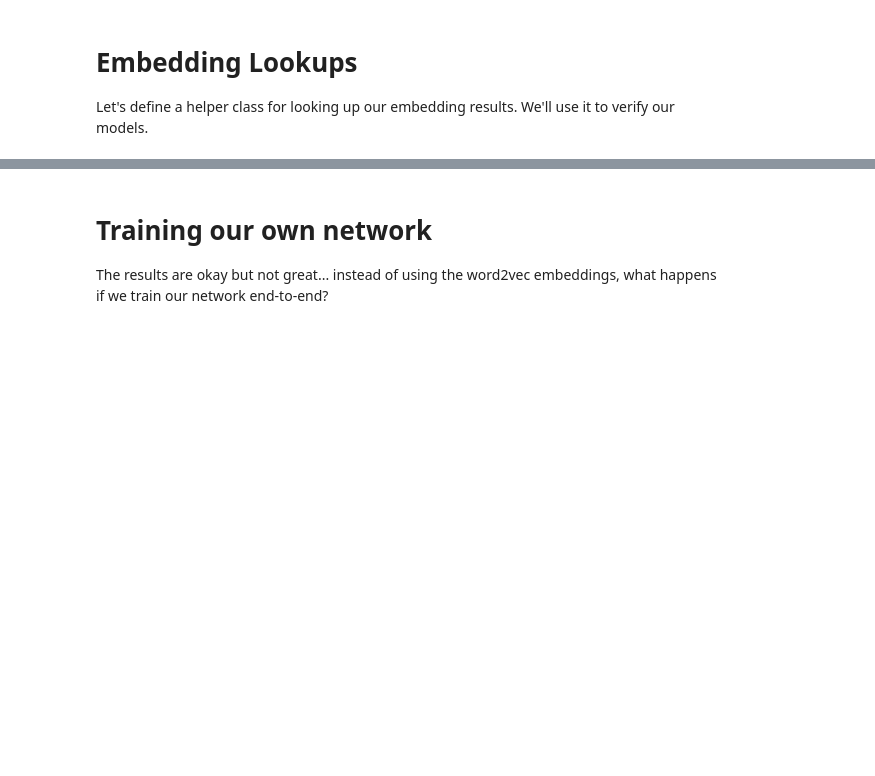
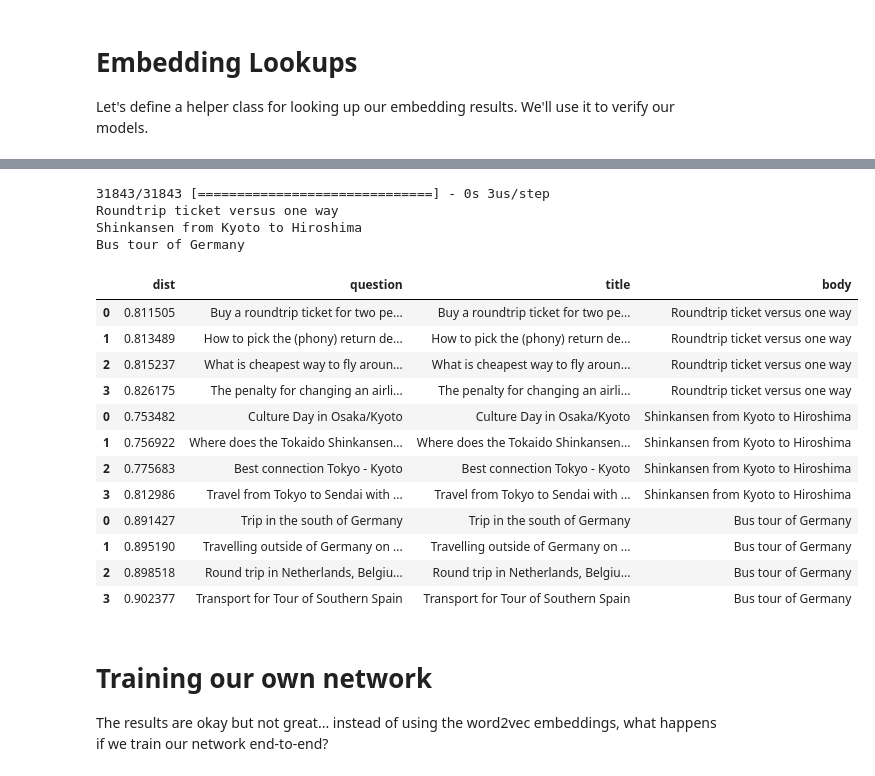
Before and after one commit to keshava/deep_learning_cookbook, a Jupyter notebook: 05.1 Generating Text in the Style of an Example Text.ipynb, the cells around one changed output, grey strips where cells are left out. Drawn from its saved outputs; the diff is of its cells as text; code cells hidden in the pictures; blank space fills up the shorter version.

```diff
--- a/05.1 Generating Text in the Style of an Example Text.ipynb
+++ b/05.1 Generating Text in the Style of an Example Text.ipynb
@@ -48,12 +50,17 @@ def extract_stackexchange(filename, limit=1000000):
 
     return rows
 
+data_path = '/home/ubuntu/.keras/datasets/travel.stackexchange.com.7zlimit=1000000.json'
 
-xml_7z = utils.get_file(
-    fname='travel.stackexchange.com.7z',
-    origin='https://ia800107.us.archive.org/27/items/stackexchange/travel.stackexchange.com.7z',
-)
-print()
-
-rows = extract_stackexchange(xml_7z)
+if not os.path.exists(data_path):
+    xml_7z = utils.get_file(
+        fname='travel.stackexchange.com.7z',
+        origin='https://ia800107.us.archive.org/27/items/stackexchange/travel.stackexchange.com.7z',
+    )
+    rows = extract_stackexchange(xml_7z)
+else:
+    print("Already downloaded. File size:", os.stat(data_path).st_size / 1e9, 'GB')
+    with open(data_path, 'r') as fin:
+        # Use load with a file (loads with json)
+        rows = json.load(fin)
 # %% [output]
@@ -266,24 +431,42 @@ sum_model_precomputed.evaluate(x, y)
 # %%
 SAMPLE_QUESTIONS = [
     'Roundtrip ticket versus one way',
     'Shinkansen from Kyoto to Hiroshima',
     'Bus tour of Germany',
 ]
 
 def evaluate_sample(lookup):
     pd.set_option('display.max_colwidth', 100)
     results = []
     for q in SAMPLE_QUESTIONS:
         print(q)
         q_res = lookup.nearest(q, n=4)
-        q_res['result'] = q_res['question']
-        q_res['question'] = q
+        q_res['title'] = q_res['question']
+        q_res['body'] = q
         results.append(q_res)
 
     return pd.concat(results)
 
 lookup = EmbeddingWrapper(model=sum_embedding_precomputed)
 evaluate_sample(lookup)
+# %% [output]
+31843/31843 [==============================] - 0s 3us/step
+Roundtrip ticket versus one way
+Shinkansen from Kyoto to Hiroshima
+Bus tour of Germany
+|  | dist | question | title | body |
+| 0 | 0.811505 | Buy a roundtrip ticket for two pe... | Buy a roundtrip ticket for two pe... | Roundtrip ticket versus one way |
+| 1 | 0.813489 | How to pick the (phony) return de... | How to pick the (phony) return de... | Roundtrip ticket versus one way |
+| 2 | 0.815237 | What is cheapest way to fly aroun... | What is cheapest way to fly aroun... | Roundtrip ticket versus one way |
+| 3 | 0.826175 | The penalty for changing an airli... | The penalty for changing an airli... | Roundtrip ticket versus one way |
+| 0 | 0.753482 | Culture Day in Osaka/Kyoto | Culture Day in Osaka/Kyoto | Shinkansen from Kyoto to Hiroshima |
+| 1 | 0.756922 | Where does the Tokaido Shinkansen... | Where does the Tokaido Shinkansen... | Shinkansen from Kyoto to Hiroshima |
+| 2 | 0.775683 | Best connection Tokyo - Kyoto | Best connection Tokyo - Kyoto | Shinkansen from Kyoto to Hiroshima |
+| 3 | 0.812986 | Travel from Tokyo to Sendai with ... | Travel from Tokyo to Sendai with ... | Shinkansen from Kyoto to Hiroshima |
+| 0 | 0.891427 | Trip in the south of Germany | Trip in the south of Germany | Bus tour of Germany |
+| 1 | 0.895190 | Travelling outside of Germany on ... | Travelling outside of Germany on ... | Bus tour of Germany |
+| 2 | 0.898518 | Round trip in Netherlands, Belgiu... | Round trip in Netherlands, Belgiu... | Bus tour of Germany |
+| 3 | 0.902377 | Transport for Tour of Southern Spain | Transport for Tour of Southern Spain | Bus tour of Germany |
 # %% [markdown]
 # Training our own network
 
```
Also changed, not shown: parts of 25 cells of this notebook, 12 other files.
